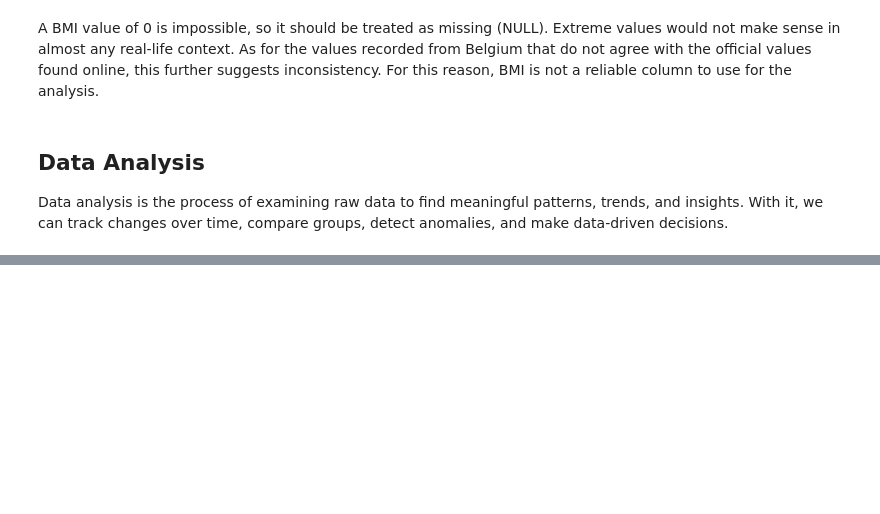
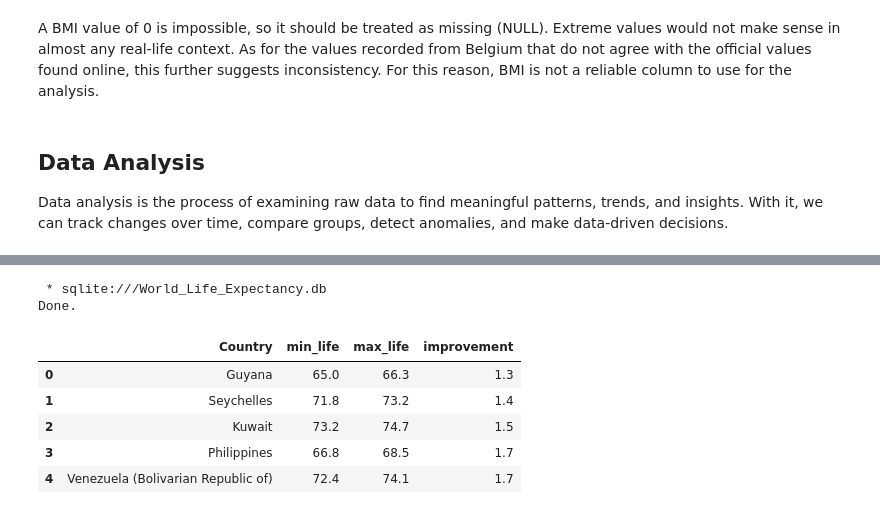
Before and after one commit to gianlucasposito/World-Life-Expectancy-Data-SQL, a Jupyter notebook: World_Life_Expectancy_SQL.ipynb, the cells around one changed output, grey strips where cells are left out. Cells and saved outputs as stored; diff of their text form; code cells hidden in the pictures; blank space fills up the shorter version.

```diff
--- a/World_Life_Expectancy_SQL.ipynb
+++ b/World_Life_Expectancy_SQL.ipynb
@@ -494,0 +597,24 @@ Data analysis is the process of examining raw data to find meaningful patterns,
+# %%
+%%sql
+
+-- Countries with lowest improvement in life expectancy over time
+
+SELECT
+    Country,
+    MIN(Life_expectancy) AS min_life,
+    MAX(Life_expectancy) AS max_life,
+    ROUND(MAX(Life_expectancy) - MIN(Life_expectancy), 2) AS improvement
+FROM World_Life_Expectancy
+WHERE Life_expectancy IS NOT NULL
+GROUP BY Country
+ORDER BY improvement ASC
+LIMIT 5
+# %% [output]
+ * sqlite:///World_Life_Expectancy.db
+Done.
+|  | Country | min_life | max_life | improvement |
+| 0 | Guyana | 65.0 | 66.3 | 1.3 |
+| 1 | Seychelles | 71.8 | 73.2 | 1.4 |
+| 2 | Kuwait | 73.2 | 74.7 | 1.5 |
+| 3 | Philippines | 66.8 | 68.5 | 1.7 |
+| 4 | Venezuela (Bolivarian Republic of) | 72.4 | 74.1 | 1.7 |
```
Also changed, not shown: parts of 17 cells of this notebook.
